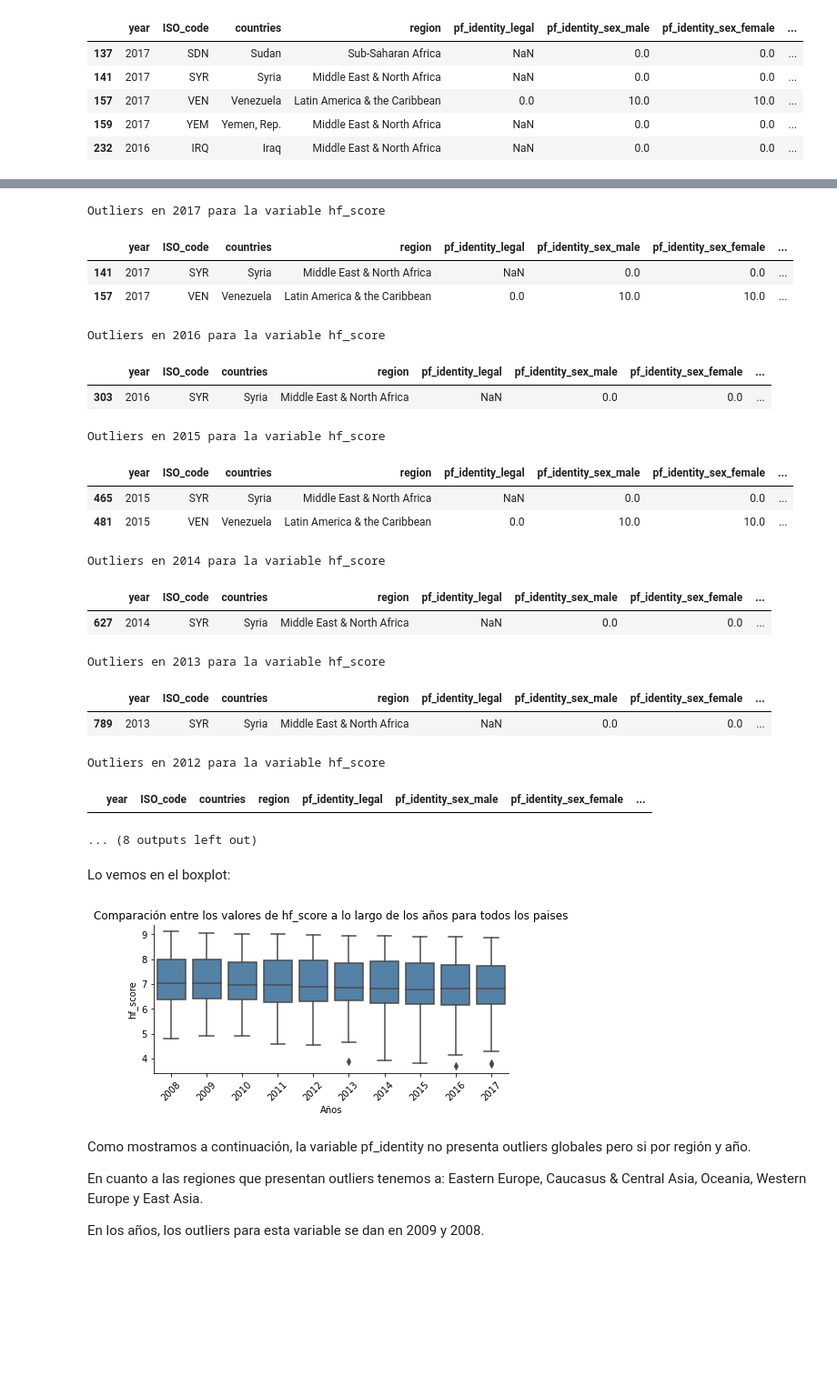
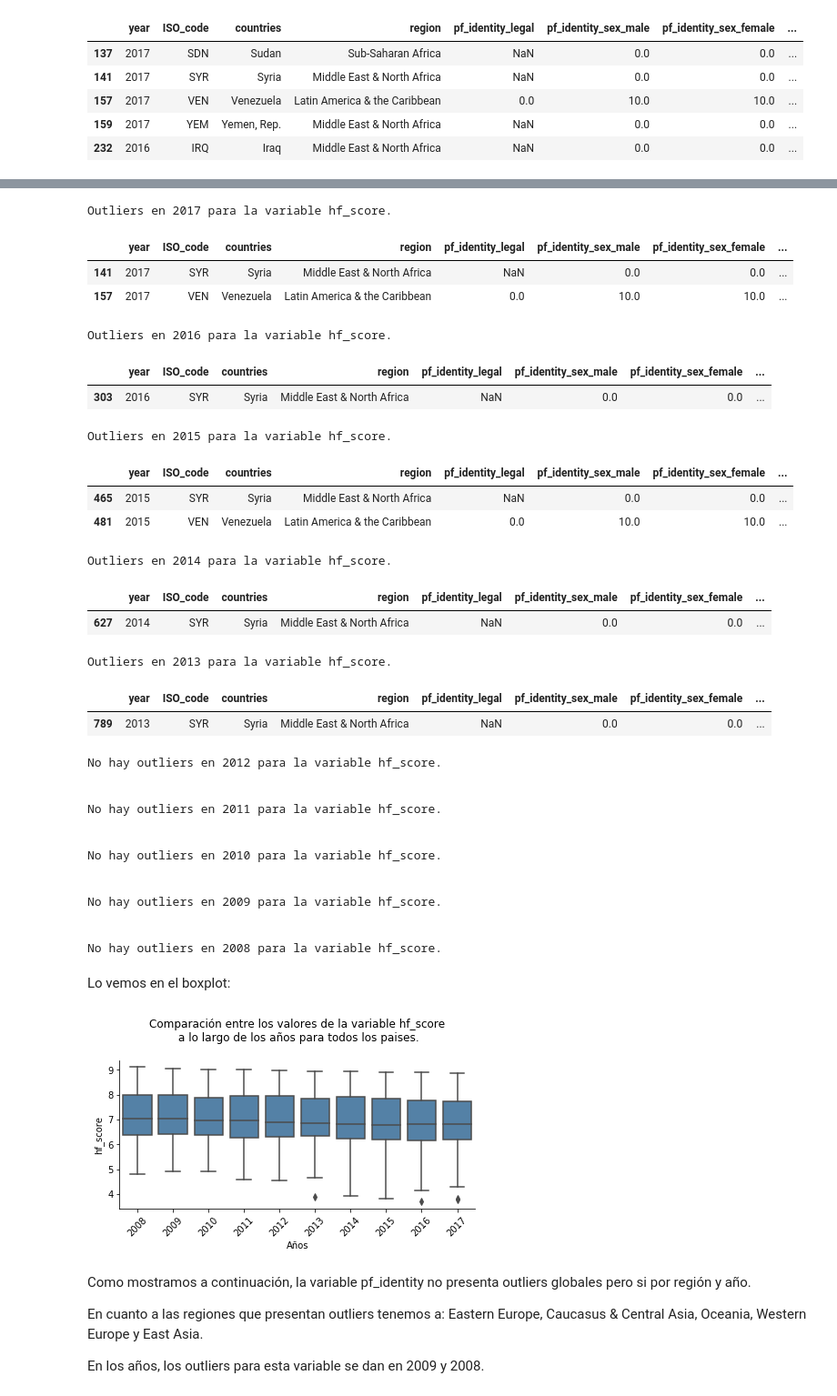
Before and after one commit to gringonivoli/ayv-diplo2020-grupo2, a Jupyter notebook: analisis_visualizacion_datos/practico_grupo_2_ayvd.ipynb, the cells around one changed output, grey strips where cells are left out. Shown at 91% size. Drawn from its saved outputs; the diff is of its cells as text; code cells hidden in the pictures; blank space fills up the shorter version.

```diff
--- a/analisis_visualizacion_datos/practico_grupo_2_ayvd.ipynb
+++ b/analisis_visualizacion_datos/practico_grupo_2_ayvd.ipynb
@@ -363,43 +378,57 @@ seaborn.despine()
 #Outliers por años
 for year in dataset.year.unique():
     hf_score_outlier = (numpy.abs(dataset[dataset.year == year ].hf_score - dataset[dataset.year == year].hf_score.mean()) >= (2.5 * dataset[dataset.year == year ].hf_score.std()))
-    print('\nOutliers en {} para la variable hf_score\n'.format(year))
-    display(dataset[dataset.year == year ][hf_score_outlier])
+    if dataset[dataset.year == year ][hf_score_outlier].empty:
+        print('\nNo hay outliers en {} para la variable hf_score.\n'.format(year))
+
+    else:
+        print('\nOutliers en {} para la variable hf_score.\n'.format(year))
+        display(dataset[dataset.year == year ][hf_score_outlier])
 # %% [output]
-Outliers en 2017 para la variable hf_score
+Outliers en 2017 para la variable hf_score.
 |  | year | ISO_code | countries | region | pf_identity_legal | pf_identity_sex_male | pf_identity_sex_female | ... |
 | 141 | 2017 | SYR | Syria | Middle East & North Africa | NaN | 0.0 | 0.0 | ... |
 | 157 | 2017 | VEN | Venezuela | Latin America & the Caribbean | 0.0 | 10.0 | 10.0 | ... |
-Outliers en 2016 para la variable hf_score
+Outliers en 2016 para la variable hf_score.
 |  | year | ISO_code | countries | region | pf_identity_legal | pf_identity_sex_male | pf_identity_sex_female | ... |
 | 303 | 2016 | SYR | Syria | Middle East & North Africa | NaN | 0.0 | 0.0 | ... |
-Outliers en 2015 para la variable hf_score
+Outliers en 2015 para la variable hf_score.
 |  | year | ISO_code | countries | region | pf_identity_legal | pf_identity_sex_male | pf_identity_sex_female | ... |
 | 465 | 2015 | SYR | Syria | Middle East & North Africa | NaN | 0.0 | 0.0 | ... |
 | 481 | 2015 | VEN | Venezuela | Latin America & the Caribbean | 0.0 | 10.0 | 10.0 | ... |
-Outliers en 2014 para la variable hf_score
+Outliers en 2014 para la variable hf_score.
 |  | year | ISO_code | countries | region | pf_identity_legal | pf_identity_sex_male | pf_identity_sex_female | ... |
 | 627 | 2014 | SYR | Syria | Middle East & North Africa | NaN | 0.0 | 0.0 | ... |
-Outliers en 2013 para la variable hf_score
+Outliers en 2013 para la variable hf_score.
 |  | year | ISO_code | countries | region | pf_identity_legal | pf_identity_sex_male | pf_identity_sex_female | ... |
 | 789 | 2013 | SYR | Syria | Middle East & North Africa | NaN | 0.0 | 0.0 | ... |
-Outliers en 2012 para la variable hf_score
+No hay outliers en 2012 para la variable hf_score.
+
+
+No hay outliers en 2011 para la variable hf_score.
+
+
+No hay outliers en 2010 para la variable hf_score.
+
+
+No hay outliers en 2009 para la variable hf_score.
+
+
+No hay outliers en 2008 para la variable hf_score.
-|  | year | ISO_code | countries | region | pf_identity_legal | pf_identity_sex_male | pf_identity_sex_female | ... |
-... (8 outputs left out)
 # %% [markdown]
 Lo vemos en el boxplot:
 # %%
 plt.figure(figsize=(7,3))
 seaborn.boxplot(data = dataset,
                 x='year', y='hf_score',
                 color= 'steelblue')
 plt.ylabel('hf_score')
 plt.xlabel('Años')
-plt.title('Comparación entre los valores de hf_score a lo largo de los años para todos los paises')
+plt.title('Comparación entre los valores de la variable hf_score\n a lo largo de los años para todos los paises.\n')
 plt.xticks(rotation=45)
 seaborn.despine()
 # %% [output]
-[figure, old version]
+[figure, new version]
 # %% [markdown]
 Como mostramos a continuación, la variable pf_identity no presenta outliers globales pero si por región y año.
 
```
Also changed, not shown: parts of 55 cells of this notebook.
